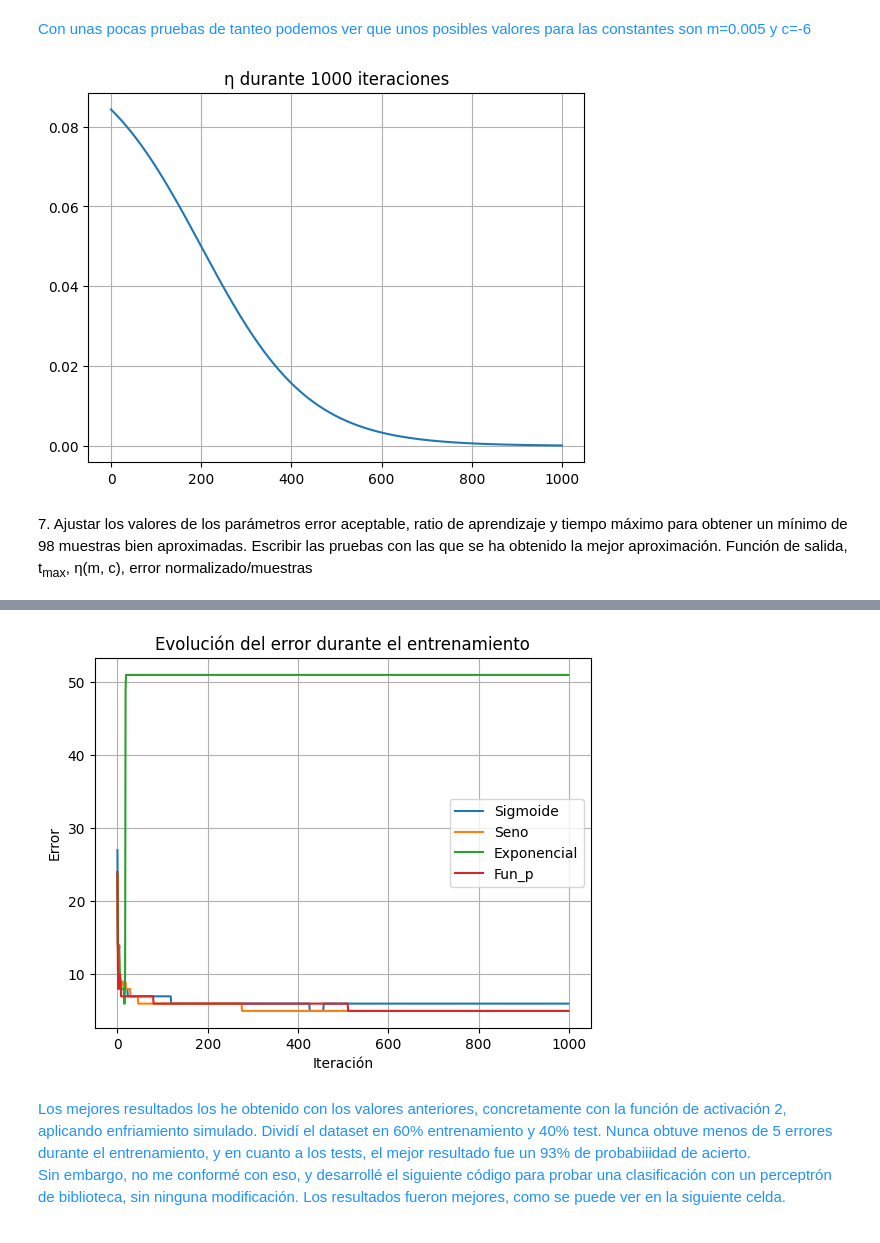
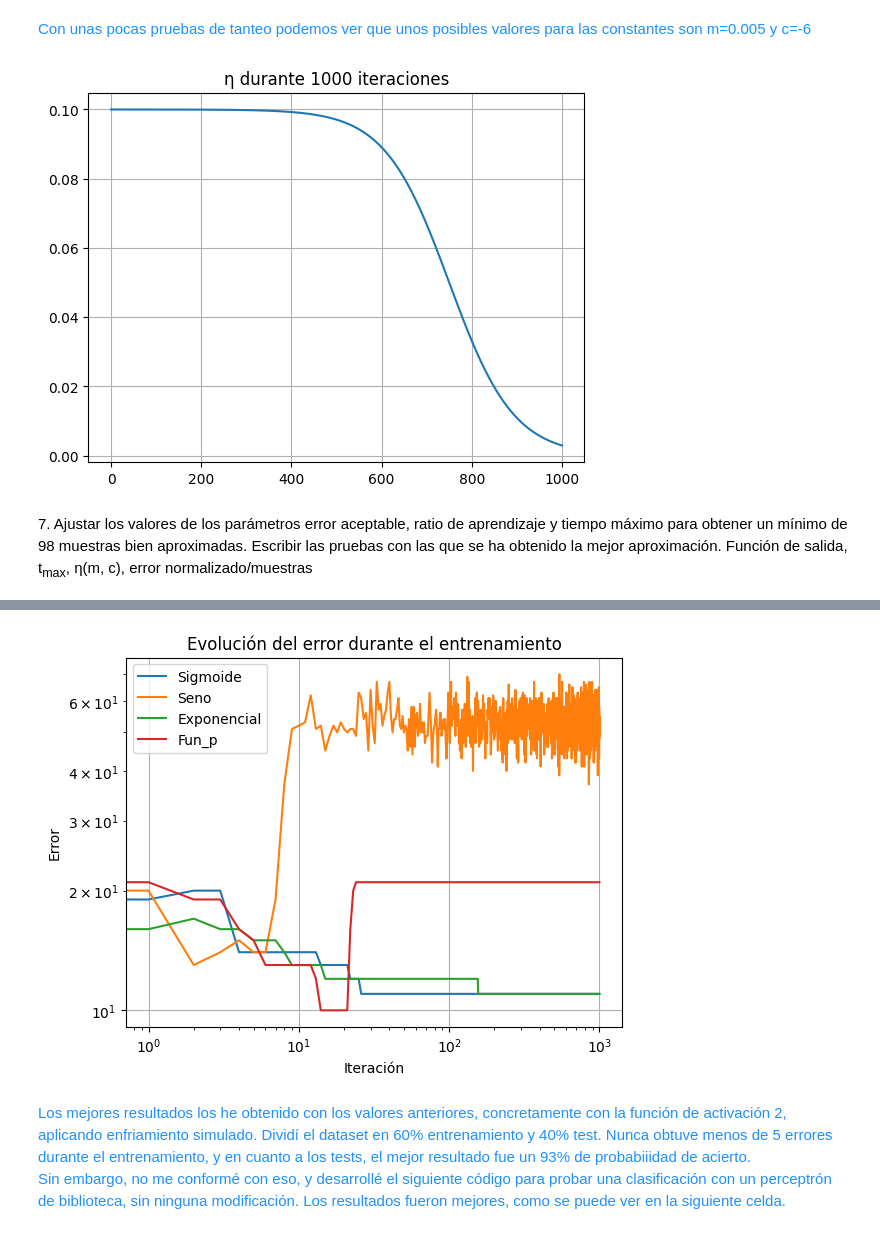
Before and after one commit to Apriea04/ComputacionNeuronalEvolutiva, a Jupyter notebook: Computación Evolutiva/Práctica 0/Pate 2.ipynb, the cells around one changed output, grey strips where cells are left out. Drawn from its saved outputs; the diff is of its cells as text; code cells hidden in the pictures.

```diff
--- a/Computación Evolutiva/Práctica 0/Pate 2.ipynb
+++ b/Computación Evolutiva/Práctica 0/Pate 2.ipynb
@@ -29,7 +29,7 @@ data = pd.read_csv('appendicitis/data.csv')
 data.insert(0, 'unos', 1)
 # %%
 # Dividimos en porcentaje de entrenamiento y prueba:
-train_percent = 0.6
+train_percent = 1
 test_percent = 1 - train_percent
 
 train_data = data.sample(frac=train_percent)
@@ -232,10 +208,11 @@ def aprendizaje(t: int, m: float, c: float) -> float:
 <div style="color: DodgerBlue;">Con unas pocas pruebas de tanteo podemos ver que unos posibles valores para las constantes son m=0.005 y c=-6</div>
 # %%
 # Representamos el aprendizaje con esos valores:
-m = 0.0021
-c = 200
+m = 0.0035
+c = 1
+epochs = 1000
 t = np.linspace(0,1000,1001)
-aprendizaje_x = [aprendizaje(i, m, c) for i in t]
+aprendizaje_x = [aprendizaje(i, m, c, epochs) for i in t]
 
 plt.plot(t, aprendizaje_x)
 plt.title("η durante 1000 iteraciones")
@@ -243,15 +220,10 @@ plt.title("η durante 1000 iteraciones")
 plt.grid()
 plt.show()
 # %% [output]
-[figure, old version]
+[figure, new version]
 # %% [markdown]
 7\. Ajustar los valores de los parámetros error aceptable, ratio de aprendizaje y tiempo máximo para obtener un mínimo de 98 muestras bien aproximadas. Escribir las pruebas con las que se ha obtenido la mejor aproximación. Función de salida, t<sub>max</sub>, η(m, c), error normalizado/muestras
 # %%
-# Parámetros aceptables
-max_error = 2
-max_iter = 1000
-
-
 # Creamos una funcion para entrenar al perceptron de clasificación:
 def entrenar_perceptron(
     train_data,
@@ -271,7 +243,7 @@ def entrenar_perceptron(
     error = math.inf
 
     # Inicializamos la tasa de aprendizaje
-    eta = 0.1
+    aprend = eta
 
     # Inicializamos la iteración
     iter = 0
@@ -286,7 +258,7 @@ def entrenar_perceptron(
 
         if enfriamiento_simulado:
             # Calculamos la tasa de aprendizaje
-            eta = aprendizaje(iter, m, c)
+            aprend = aprendizaje(iter, m, c, max_iter)
 
         # Iteramos sobre el conjunto de entrenamiento
         for index, row in train_data.iterrows():
@@ -303,7 +275,7 @@ def entrenar_perceptron(
             error += np.abs((y - clasificacion))
 
             # Actualizamos los pesos
-            w = w + eta * (y - y_pred) * x
+            w = w + aprend * (y - y_pred) * x #TODO multiplicar por la derivada primera de la función de activación
 
         # Añadimos el error a la lista de errores
         errores.append(error)
@@ -334,48 +306,50 @@ def evaluar_perceptron(test_data, w, fun_activacion: callable, porcentaje_activa
 
     return error / len(test_data)
 # %%
+# Parámetros aceptables
+max_error = 2
+max_iter = 1000
 p = 0.5
+p_2 = math.exp(-1)
 enfr = True
-eta = 0  # Si enfr es True, eta no se usa
+eta = 0.2  # Si enfr es True, eta no se usa
 # 0.4 con enfriamiento btt bn
 
-w_sig, errores_sigm, iter = entrenar_perceptron(
-    train_data, max_iter, max_error, m, c, sigmoide, p, enfr, eta
-)
+w_sig, errores_sigm, iter = entrenar_perceptron(train_data, max_iter, max_error, m, c, sigmoide, p, False, eta)
 print("Sigmoide:")
 print("Pesos:",w_sig ,"\tmal clasificados en train:", errores_sigm[-1],"de", len(train_data))
-print("Error con los tests:", evaluar_perceptron(test_data, w_sig, sigmoide, p))
+if (test_percent != 0):
+    print("Error con los tests:", evaluar_perceptron(test_data, w_sig, sigmoide, p))
 print()
 
-w_sin, errores_sin, iter = entrenar_perceptron(
-    train_data, max_iter, max_error, m, c, sin, p, enfr, eta
-)
+w_sin, errores_sin, iter = entrenar_perceptron(train_data, max_iter, max_error, m, c, sin, p, False, eta)
 print("Seno:")
 print("Pesos:",w_sin ,"\tmal clasificados en train:", errores_sin[-1],"de", len(train_data))
-print("Error con los tests:", evaluar_perceptron(test_data, w_sin, sin, p))
+if (test_percent != 0):
+    print("Error con los tests:", evaluar_perceptron(test_data, w_sin, sin, p))
 print()
 
-w_exp, errores_exponencial, iter = entrenar_perceptron(
-    train_data, max_iter, max_error, m, c, exponencial, p, enfr, eta
-)
-print("Exponencial:")
-print("Pesos:",w_exp ,"\tmal clasificados en train:", errores_exponencial[-1],"de", len(train_data))
-print("Error con los tests:", evaluar_perceptron(test_data, w_exp, exponencial, p))
+w_exp, errores_gauss, iter = entrenar_perceptron(train_data, max_iter, max_error, m, c, gauss, p, False, eta)
+print("gauss:")
+print("Pesos:",w_exp ,"\tmal clasificados en train:", errores_gauss[-1],"de", len(train_data))
+if (test_percent != 0):
+    print("Error con los tests:", evaluar_perceptron(test_data, w_exp, gauss, p_2))
 print()
 
-w_fun, errores_fun_p, iter = entrenar_perceptron(
-    train_data, max_iter, max_error, m, c, fun_p, p, enfr, eta
-)
+w_fun, errores_fun_p, iter = entrenar_perceptron(train_data, max_iter, max_error, m, c, fun_p, p, False, eta)
 print("Fun_p:")
 print("Pesos:",w_fun ,"\tmal clasificados en train:", errores_fun_p[-1],"de", len(train_data))
-print("Error con los tests:", evaluar_perceptron(test_data, w_fun, fun_p, p))
+if (test_percent != 0):
+    print("Error con los tests:", evaluar_perceptron(test_data, w_fun, fun_p, p))
 print()
 
+
+
 # Dibujar evolucion del error
-plt.plot(errores_sigm)
-plt.plot(errores_sin)
-plt.plot(errores_exponencial)
-plt.plot(errores_fun_p)
+plt.loglog(errores_sigm)
+plt.loglog(errores_sin)
+plt.loglog(errores_gauss)
+plt.loglog(errores_fun_p)
 plt.title("Evolución del error durante el entrenamiento")
 plt.xlabel("Iteración")
 plt.ylabel("Error")
@@ -405,4 +375,4 @@ Error con los tests: 0.14285714285714285
-[figure, old version]
+[figure, new version]
 # %% [markdown]
 <div style="color: DodgerBlue;">Los mejores resultados los he obtenido con los valores anteriores, concretamente con la función de activación 2, aplicando enfriamiento simulado. Dividí el dataset en 60% entrenamiento y 40% test. Nunca obtuve menos de 5 errores durante el entrenamiento, y en cuanto a los tests, el mejor resultado fue un 93% de probabiiidad de acierto.
 
```
Also changed, not shown: parts of 17 cells of this notebook.
